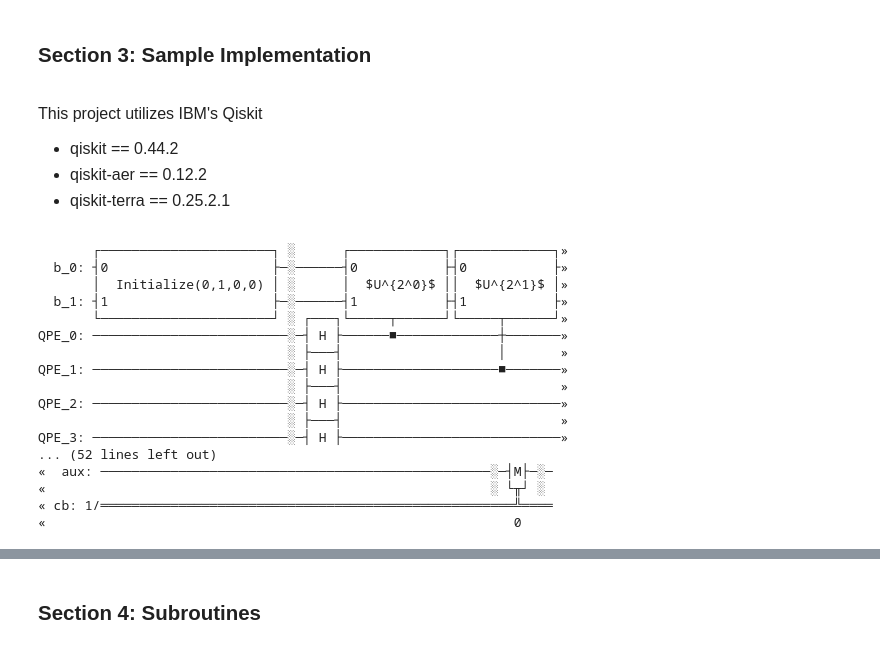
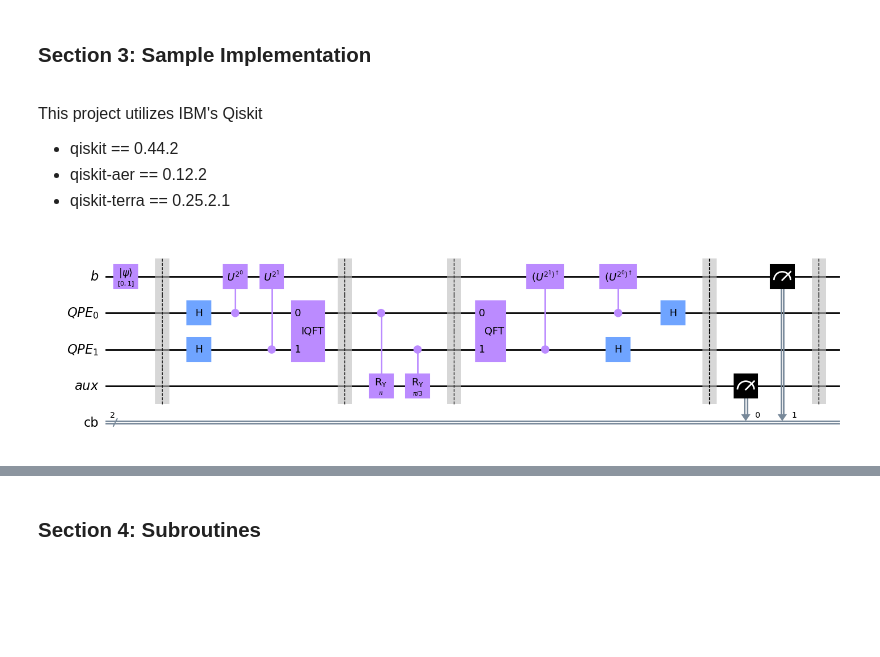
Before and after one commit to sonnyloweus/HHL-Quantum-Linear-Algebra, a Jupyter notebook: QuantumLinearAlgebra_HHL.ipynb, the cells around one changed output, grey strips where cells are left out. Saved outputs shown, nothing was run; the diff lists cells and outputs as text; code cells hidden in the pictures; blank space fills up the shorter version.

```diff
--- a/QuantumLinearAlgebra_HHL.ipynb
+++ b/QuantumLinearAlgebra_HHL.ipynb
@@ -175,31 +175,34 @@ def prepare_hhlparams(
     N = 2**nb
 
     # Create C
-    A_pad = np.eye(N, dtype=A.dtype)
+    A_pad = np.zeros((N,N), dtype=A.dtype)
     A_pad[:n, :n] = A
-    C = np.block([[np.zeros_like(A_pad), A_pad], [np.conj(A_pad.T), np.zeros_like(A_pad)]])
+    # C = np.block([[np.zeros_like(A_pad), A_pad], [np.conj(A_pad.T), np.zeros_like(A_pad)]])
+    C = A
 
     # Prepare b
-    b_pad = np.pad(b, (0, (2*N) - len(b)))
+    b_pad = np.pad(b, (0, (C.shape[0]) - len(b)))
+
+    t = pi
+    eigenvalues, eigenvectors = np.linalg.eigh(C)
+
+    # Create thetas (rotation angles)
+    C_coeff = 1 # C_coeff = np.min(eigenvalues) /2
+    tilde_eigenvalues = (eigenvalues * t * 2**nq) / (2 * pi)
+    C_over_rescaled_eigenvalues = np.array(C_coeff/tilde_eigenvalues, dtype=complex)
+    thetas = 2 * np.arcsin(C_over_rescaled_eigenvalues)
 
     # Create U
-    t = 2*pi
-    eigenvalues, eigenvectors = np.linalg.eigh(C)
     exp_diag = np.diag(np.exp(1j * eigenvalues * t))
-    U = eigenvectors @ exp_diag @ np.conjugate(eigenvectors.T)
+    U = eigenvectors @ exp_diag @ eigenvectors.conj().T
 
-    # Create thetas (rotation angles)
-    min_eigenvalue = np.min(eigenvalues)
-    C_coeff = min_eigenvalue / 2
-    C_over_eigenvalues = np.array(C_coeff/eigenvalues, dtype=complex)
-    thetas = 2*np.arcsin(C_over_eigenvalues)
-
-    return C, b_pad, U, thetas, 2*nb, nq
+    # return C, b_pad, U, thetas, 2*nb, nq
+    return C, b_pad, U, thetas, nb, nq
 # %%
 def hhl_circuit(
         A: np.ndarray,
         b: np.ndarray,
-        tol: float = 1e-2,
+        tol: float = 1e-1,
 ) -> QuantumCircuit:
     """
     :param A: A numpy matrix
@@ -211,7 +214,7 @@ def hhl_circuit(
     n_b = QuantumRegister(nb, 'b')
     n_q = QuantumRegister(nq, 'QPE')
     n_a = QuantumRegister(1, 'aux')
-    cb = ClassicalRegister(1,'cb')
+    cb = ClassicalRegister(2,'cb')
 
     # INITIALIZATION CIRCUIT
     init_circ = QuantumCircuit(n_b, n_q, n_a, cb)
@@ -234,51 +237,36 @@ def hhl_circuit(
     for i in range(nq):
         eigrot_circ.cry(thetas[i].real, n_q[i], n_a)
     eigrot_circ.barrier()
 
     # UNCOMPUTING QPE CIRCUIT
     U_dag = np.conj(U.T)
     qpe_dag_circ = QuantumCircuit(n_b, n_q, n_a, cb)
     qpe_dag_circ.append(QFT(nq, inverse=False), n_q)
     for i in range(nq-1, -1, -1):
         U_dag_k = np.linalg.matrix_power(U_dag, 2**i)
-        label = "$U^{\dagger 2^" + str(i) + "}$"
+        label = "$(U^{2^" + str(i) + ")^\dagger}$"
         CU_gate = UnitaryGate(U_dag_k, label=label).control(1)
         qpe_dag_circ.append(CU_gate, list(np.concatenate(([nb+i], np.arange(nb)))))
     qpe_dag_circ.h(n_q)
     qpe_dag_circ.barrier()
 
     # MEASURING ANCILLA
     measure_circ = QuantumCircuit(n_b, n_q, n_a, cb)
-    measure_circ.measure(n_a, cb)
+    measure_circ.measure(n_a, cb[0])
+    measure_circ.measure(n_b, cb[1])
     measure_circ.barrier()
 
     circuit = init_circ.compose(qpe_circ)
     circuit = circuit.compose(eigrot_circ)
     circuit = circuit.compose(qpe_dag_circ)
     circuit = circuit.compose(measure_circ)
 
     return circuit
 
 A = np.array([[3/4, 1/4],
               [1/4, 3/4]], dtype=complex)
 b = np.array([0,1], dtype=complex)
-circ = hhl_circuit(A, b)
-circ.draw('text')
+hhl = hhl_circuit(A, b)
+hhl.draw('mpl')
 # %% [output]
-       ┌──────────────────────┐ ░      ┌────────────┐┌────────────┐»
-  b_0: ┤0                     ├─░──────┤0           ├┤0           ├»
-       │  Initialize(0,1,0,0) │ ░      │  $U^{2^0}$ ││  $U^{2^1}$ │»
-  b_1: ┤1                     ├─░──────┤1           ├┤1           ├»
-       └──────────────────────┘ ░ ┌───┐└─────┬──────┘└─────┬──────┘»
-QPE_0: ─────────────────────────░─┤ H ├──────■─────────────┼───────»
-                                ░ ├───┤                    │       »
-QPE_1: ─────────────────────────░─┤ H ├────────────────────■───────»
-                                ░ ├───┤                            »
-QPE_2: ─────────────────────────░─┤ H ├────────────────────────────»
-                                ░ ├───┤                            »
-QPE_3: ─────────────────────────░─┤ H ├────────────────────────────»
-... (52 lines left out)
-«  aux: ──────────────────────────────────────────────────░─┤M├─░─
-«                                                         ░ └╥┘ ░
-« cb: 1/═════════════════════════════════════════════════════╩════
-«                                                            0
+[figure, added]
```
Also changed, not shown: parts of 3 cells of this notebook.
